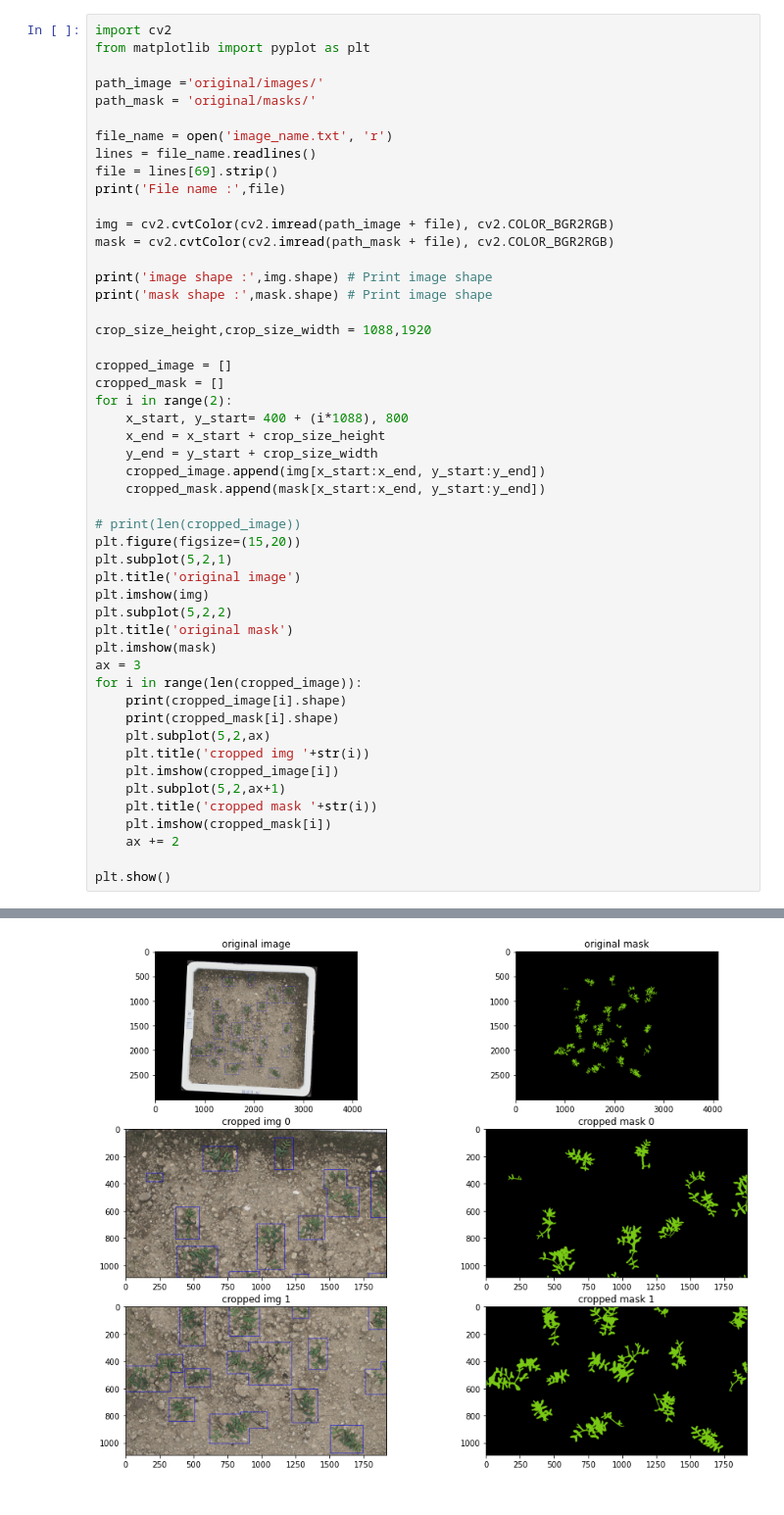
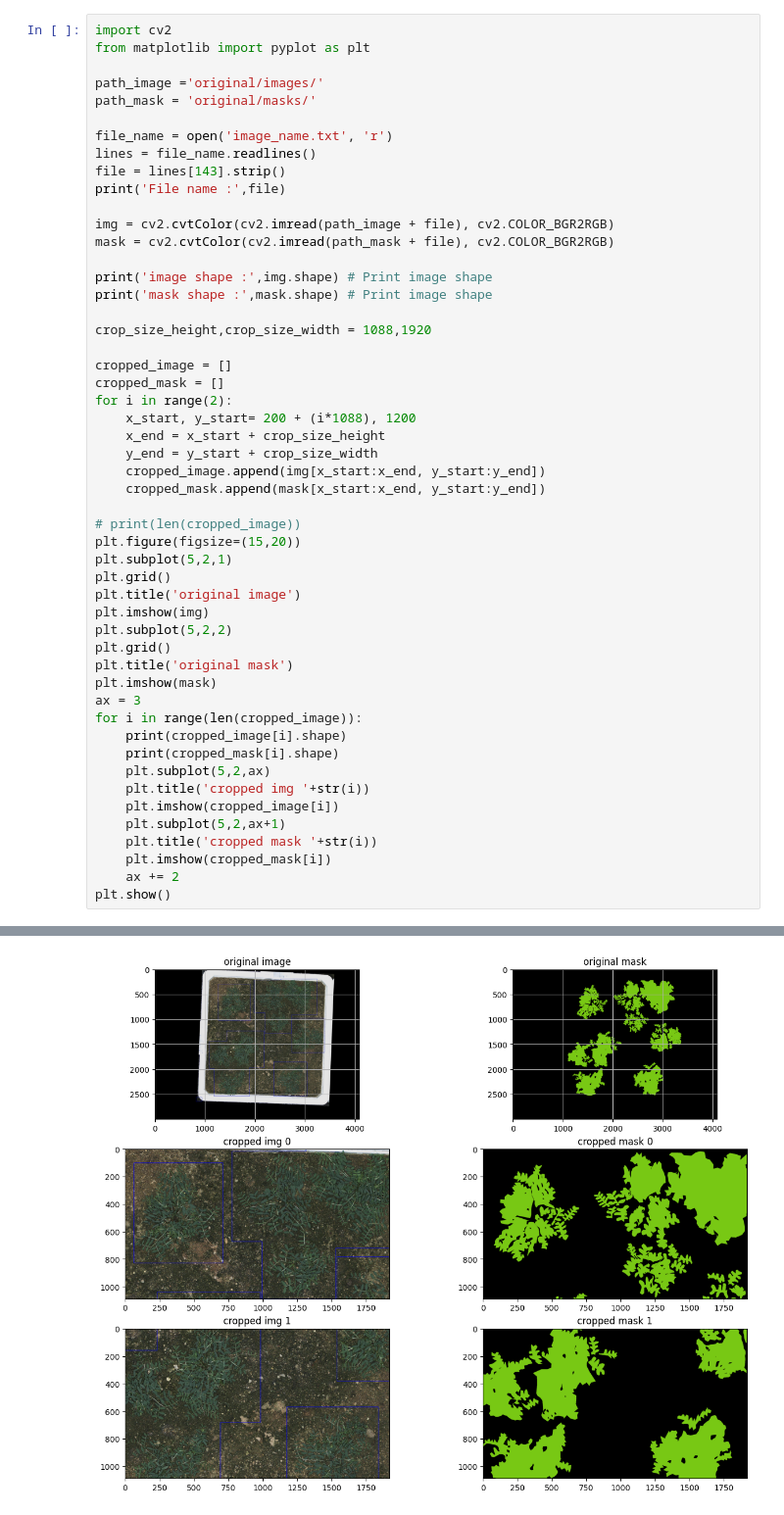
Before and after one commit to BearKS/Robotic-weed-control-system, a Jupyter notebook: crop_image.ipynb, the cells around one changed output, grey strips where cells are left out. Shown at 98% size. Cells and saved outputs as stored; diff of their text form.

Commit message:
[Edit] crop image file

```diff
--- a/crop_image.ipynb
+++ b/crop_image.ipynb
@@ -7,7 +7,7 @@ path_mask = 'original/masks/'
 
 file_name = open('image_name.txt', 'r')
 lines = file_name.readlines()
-file = lines[69].strip()
+file = lines[143].strip()
 print('File name :',file)
 
 img = cv2.cvtColor(cv2.imread(path_image + file), cv2.COLOR_BGR2RGB)
@@ -21,7 +21,7 @@ crop_size_height,crop_size_width = 1088,1920
 cropped_image = []
 cropped_mask = []
 for i in range(2):
-    x_start, y_start= 400 + (i*1088), 800
+    x_start, y_start= 200 + (i*1088), 1200
     x_end = x_start + crop_size_height
     y_end = y_start + crop_size_width
     cropped_image.append(img[x_start:x_end, y_start:y_end])
@@ -30,9 +30,11 @@ for i in range(2):
 # print(len(cropped_image))
 plt.figure(figsize=(15,20))
 plt.subplot(5,2,1)
+plt.grid()
 plt.title('original image')
 plt.imshow(img)
 plt.subplot(5,2,2)
+plt.grid()
 plt.title('original mask')
 plt.imshow(mask)
 ax = 3
@@ -46,6 +48,5 @@ for i in range(len(cropped_image)):
     plt.title('cropped mask '+str(i))
     plt.imshow(cropped_mask[i])
     ax += 2
-
 plt.show()
 # %% [output]
@@ -53,10 +54,10 @@ File name : T02_Box029_2017-09-27T11-26-47-713.png
 image shape : (3000, 4096, 3)
 mask shape : (3000, 4096, 3)
 (1088, 1920, 3)
 (1088, 1920, 3)
 (1088, 1920, 3)
 (1088, 1920, 3)
-[figure, old version]
+[figure, new version]
 # %%
 # Save the cropped image
 for i in range(len(cropped_image)):
```
Also changed, not shown: parts of 7 cells of this notebook, 5 other files.
